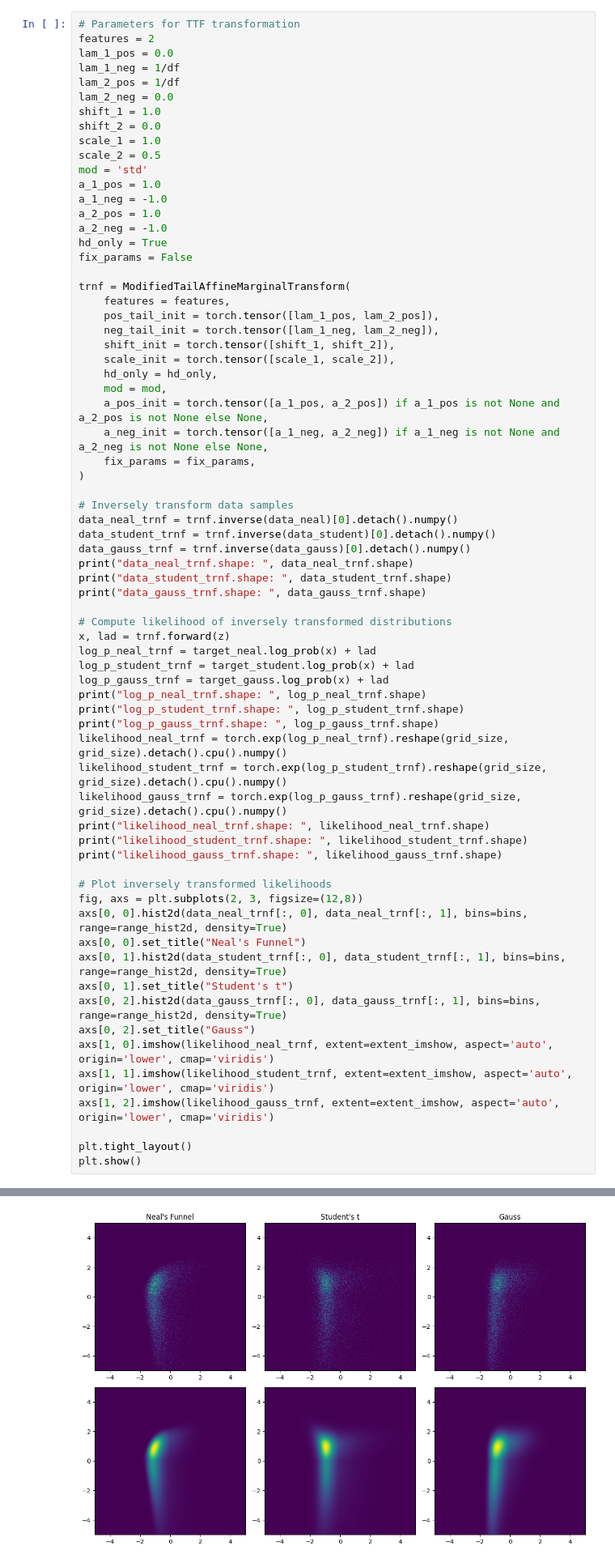
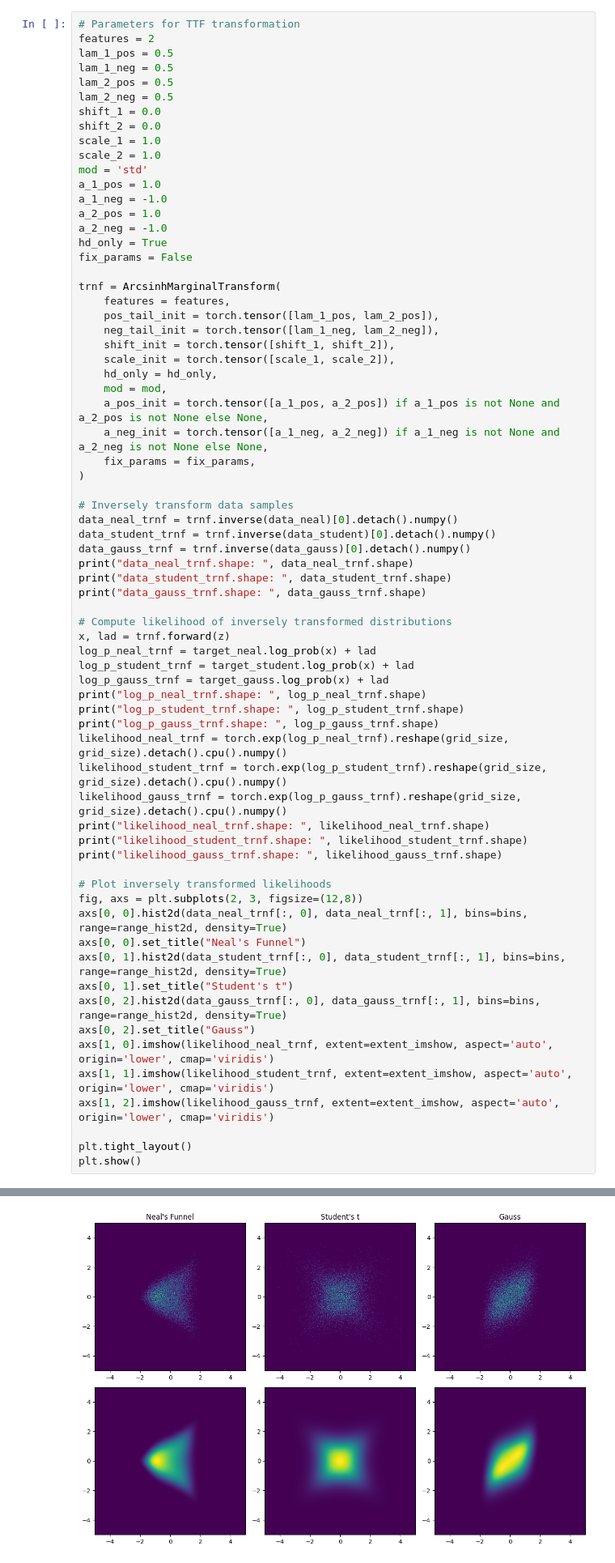
Before and after one commit to Lukas2412/tailnflows, a Jupyter notebook: tailnflows/models/test_transformations.ipynb, the cells around one changed output, grey strips where cells are left out. Shown at 81% size. Cells and saved outputs as stored; diff of their text form.

```diff
--- a/tailnflows/models/test_transformations.ipynb
+++ b/tailnflows/models/test_transformations.ipynb
@@ -196,14 +194,14 @@ likelihood_gauss.shape:  (400, 400)
 # %%
 # Parameters for TTF transformation
 features = 2
-lam_1_pos = 0.0
-lam_1_neg = 1/df
-lam_2_pos = 1/df
-lam_2_neg = 0.0
-shift_1 = 1.0
+lam_1_pos = 0.5
+lam_1_neg = 0.5
+lam_2_pos = 0.5
+lam_2_neg = 0.5
+shift_1 = 0.0
 shift_2 = 0.0
 scale_1 = 1.0
-scale_2 = 0.5
+scale_2 = 1.0
 mod = 'std'
 a_1_pos = 1.0
 a_1_neg = -1.0
@@ -212,7 +210,7 @@ a_2_neg = -1.0
 hd_only = True
 fix_params = False
 
-trnf = ModifiedTailAffineMarginalTransform(
+trnf = ArcsinhMarginalTransform(
     features = features,
     pos_tail_init = torch.tensor([lam_1_pos, lam_2_pos]),
     neg_tail_init = torch.tensor([lam_1_neg, lam_2_neg]),
@@ -245,31 +243,31 @@ likelihood_neal_trnf = torch.exp(log_p_neal_trnf).reshape(grid_size, grid_size).
 likelihood_student_trnf = torch.exp(log_p_student_trnf).reshape(grid_size, grid_size).detach().cpu().numpy()
 likelihood_gauss_trnf = torch.exp(log_p_gauss_trnf).reshape(grid_size, grid_size).detach().cpu().numpy()
 print("likelihood_neal_trnf.shape: ", likelihood_neal_trnf.shape)
 print("likelihood_student_trnf.shape: ", likelihood_student_trnf.shape)
 print("likelihood_gauss_trnf.shape: ", likelihood_gauss_trnf.shape)
 
 # Plot inversely transformed likelihoods
 fig, axs = plt.subplots(2, 3, figsize=(12,8))
 axs[0, 0].hist2d(data_neal_trnf[:, 0], data_neal_trnf[:, 1], bins=bins, range=range_hist2d, density=True)
 axs[0, 0].set_title("Neal's Funnel")
 axs[0, 1].hist2d(data_student_trnf[:, 0], data_student_trnf[:, 1], bins=bins, range=range_hist2d, density=True)
 axs[0, 1].set_title("Student's t")
 axs[0, 2].hist2d(data_gauss_trnf[:, 0], data_gauss_trnf[:, 1], bins=bins, range=range_hist2d, density=True)
 axs[0, 2].set_title("Gauss")
 axs[1, 0].imshow(likelihood_neal_trnf, extent=extent_imshow, aspect='auto', origin='lower', cmap='viridis')
 axs[1, 1].imshow(likelihood_student_trnf, extent=extent_imshow, aspect='auto', origin='lower', cmap='viridis')
 axs[1, 2].imshow(likelihood_gauss_trnf, extent=extent_imshow, aspect='auto', origin='lower', cmap='viridis')
 
 plt.tight_layout()
 plt.show()
 # %% [output]
 data_neal_trnf.shape:  (32000, 2)
 data_student_trnf.shape:  (32000, 2)
 data_gauss_trnf.shape:  (32000, 2)
 log_p_neal_trnf.shape:  torch.Size([160000])
 log_p_student_trnf.shape:  torch.Size([160000])
 log_p_gauss_trnf.shape:  torch.Size([160000])
 likelihood_neal_trnf.shape:  (400, 400)
 likelihood_student_trnf.shape:  (400, 400)
 likelihood_gauss_trnf.shape:  (400, 400)
-[figure, old version]
+[figure, new version]
```
Also changed, not shown: parts of 3 cells of this notebook, 1 other file.
